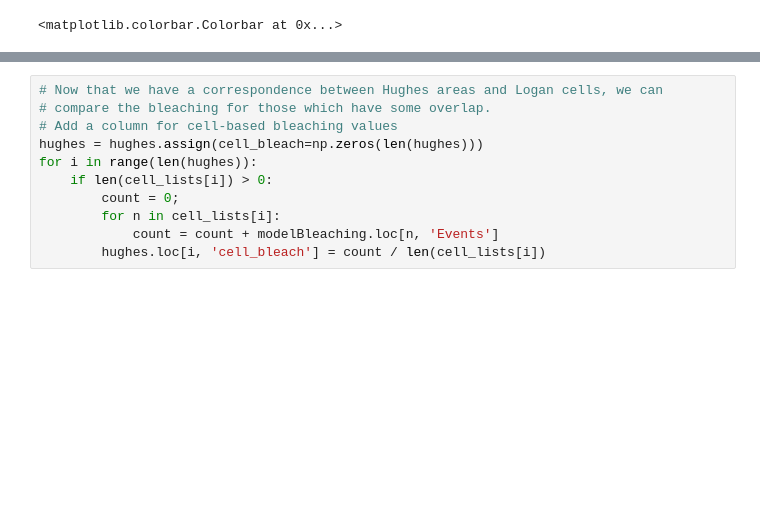
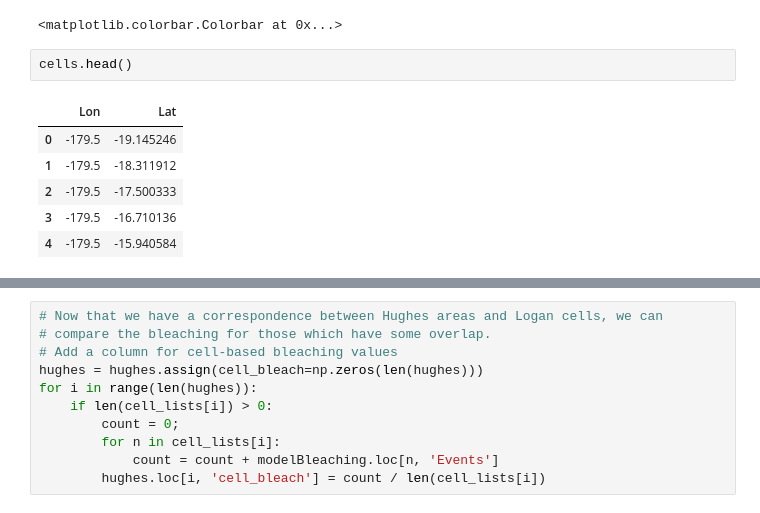
Before and after one commit to mlmldata2018/Coral-Bleaching-Project-MS263, a Jupyter notebook: src/Bleaching_Project_Data_Setup.ipynb, the cells around one changed output, grey strips where cells are left out. Drawn from its saved outputs; the diff is of its cells as text; blank space fills up the shorter version.

```diff
--- a/src/Bleaching_Project_Data_Setup.ipynb
+++ b/src/Bleaching_Project_Data_Setup.ipynb
@@ -127,6 +127,15 @@ plt.colorbar(pad=0.10)
 [interactive output not drawn]
 [interactive output not drawn]
 <matplotlib.colorbar.Colorbar at 0x...>
+# %%
+cells.head()
+# %% [output]
+|  | Lon | Lat |
+| 0 | -179.5 | -19.145246 |
+| 1 | -179.5 | -18.311912 |
+| 2 | -179.5 | -17.500333 |
+| 3 | -179.5 | -16.710136 |
+| 4 | -179.5 | -15.940584 |
 # %%
 # To make a fair comparison, we need to figure out which of our cells match Hughes reef areas.
 # Each area has a center and an area, so we can use a circle of that area as a first-order guess
```
Also changed, not shown: parts of 2 cells of this notebook.
